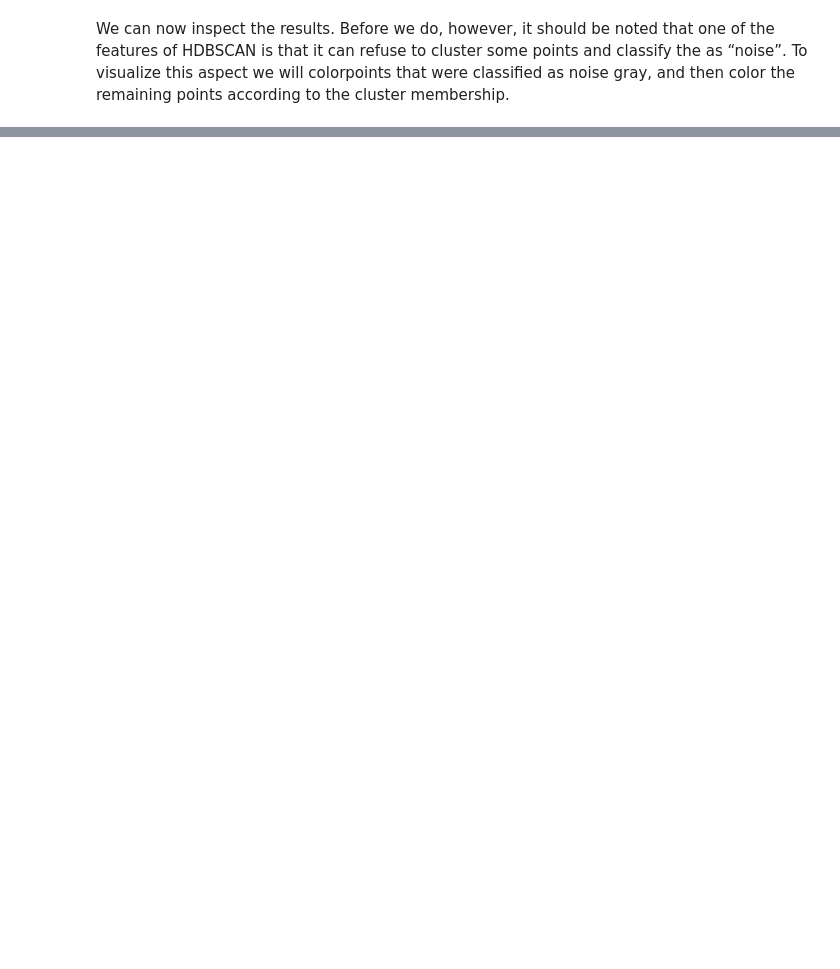
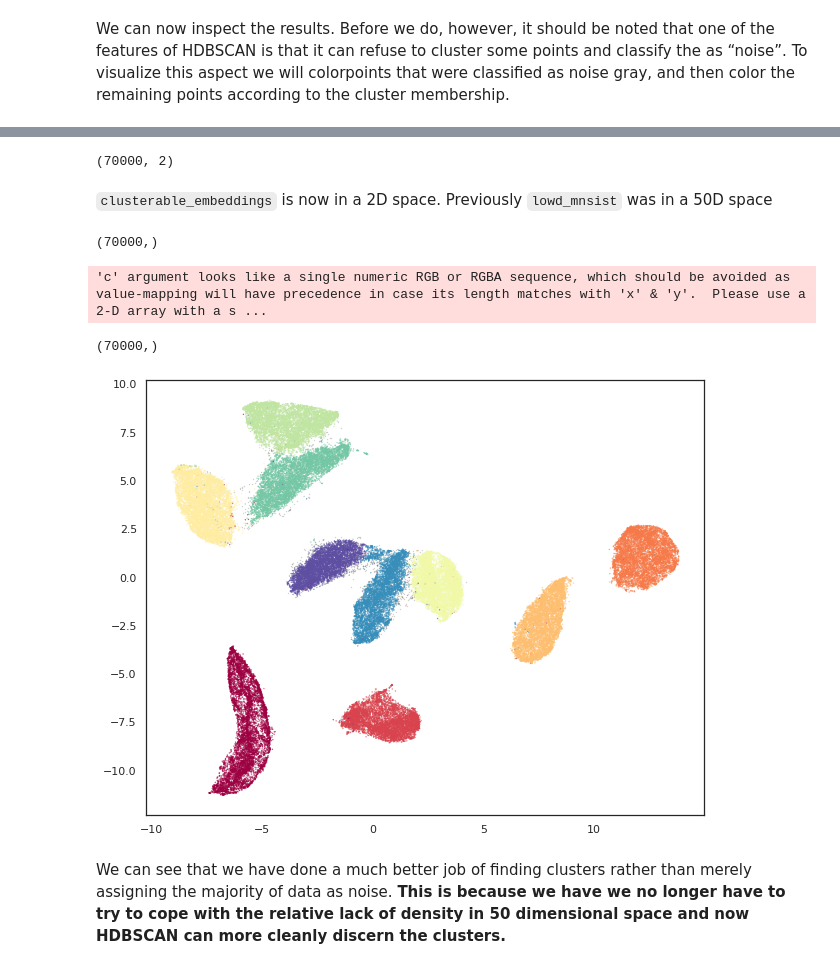
Before and after one commit to ShaunakSen/Data-Science-and-Machine-Learning, a Jupyter notebook: Clustering_UMAP.ipynb, the cells around one changed output, grey strips where cells are left out. Cells and saved outputs as stored; diff of their text form; code cells hidden in the pictures; blank space fills up the shorter version.

```diff
--- a/Clustering_UMAP.ipynb
+++ b/Clustering_UMAP.ipynb
@@ -127,0 +192,31 @@ We can now inspect the results. Before we do, however, it should be noted that o
+# %%
+print (clusterable_embeddings.shape)
+# %% [output]
+(70000, 2)
+# %% [markdown]
+`clusterable_embeddings` is now in a 2D space. Previously `lowd_mnsist` was in a 50D space
+# %%
+labels = hdbscan.HDBSCAN(min_samples=10, min_cluster_size=500).fit_predict(clusterable_embeddings)
+# %%
+print (labels.shape)
+# %% [output]
+(70000,)
+# %%
+clustered = (labels >= 0)
+print (clustered.shape)
+plt.scatter(standard_embedding[~clustered, 0],
+            standard_embedding[~clustered, 1],
+            c=(0.5, 0.5, 0.5),
+            s=0.1,
+            alpha=0.5)
+plt.scatter(standard_embedding[clustered, 0],
+            standard_embedding[clustered, 1],
+            c=labels[clustered],
+            s=0.1,
+            cmap='Spectral');
+# %% [output]
+'c' argument looks like a single numeric RGB or RGBA sequence, which should be avoided as value-mapping will have precedence in case its length matches with 'x' & 'y'.  Please use a 2-D array with a s ...
+(70000,)
+[figure, added]
+# %% [markdown]
+We can see that we have done a much better job of finding clusters rather than merely assigning the majority of data as noise. **This is because we have we no longer have to try to cope with the relative lack of density in 50 dimensional space and now HDBSCAN can more cleanly discern the clusters.**
```
Also changed, not shown: parts of 18 cells of this notebook.
